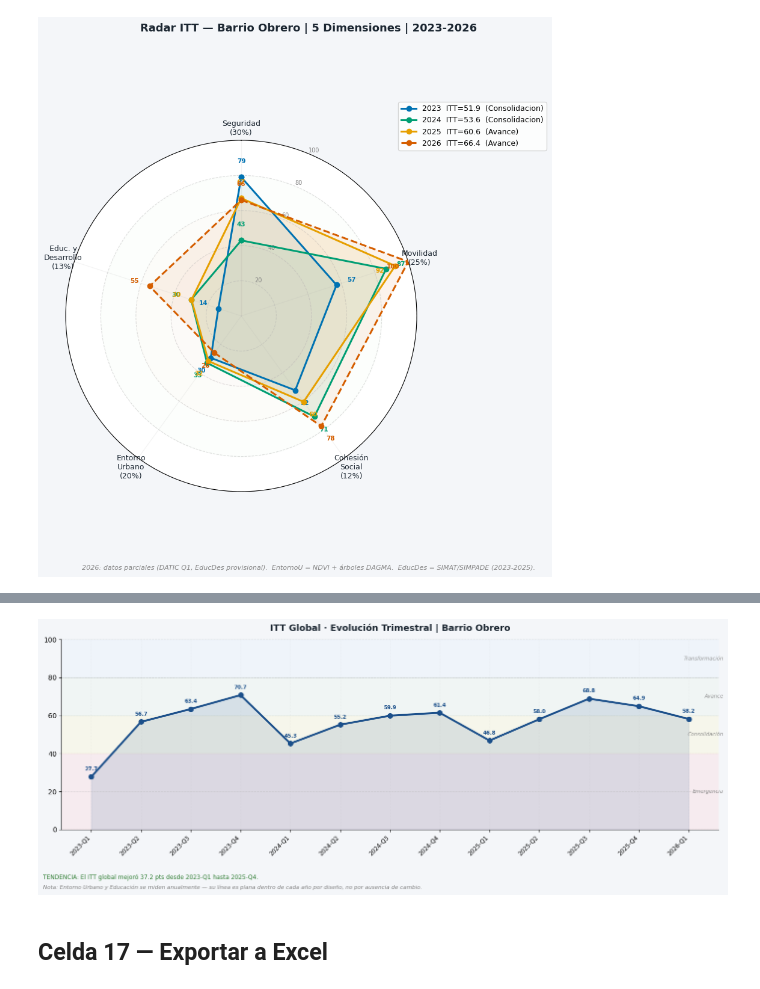
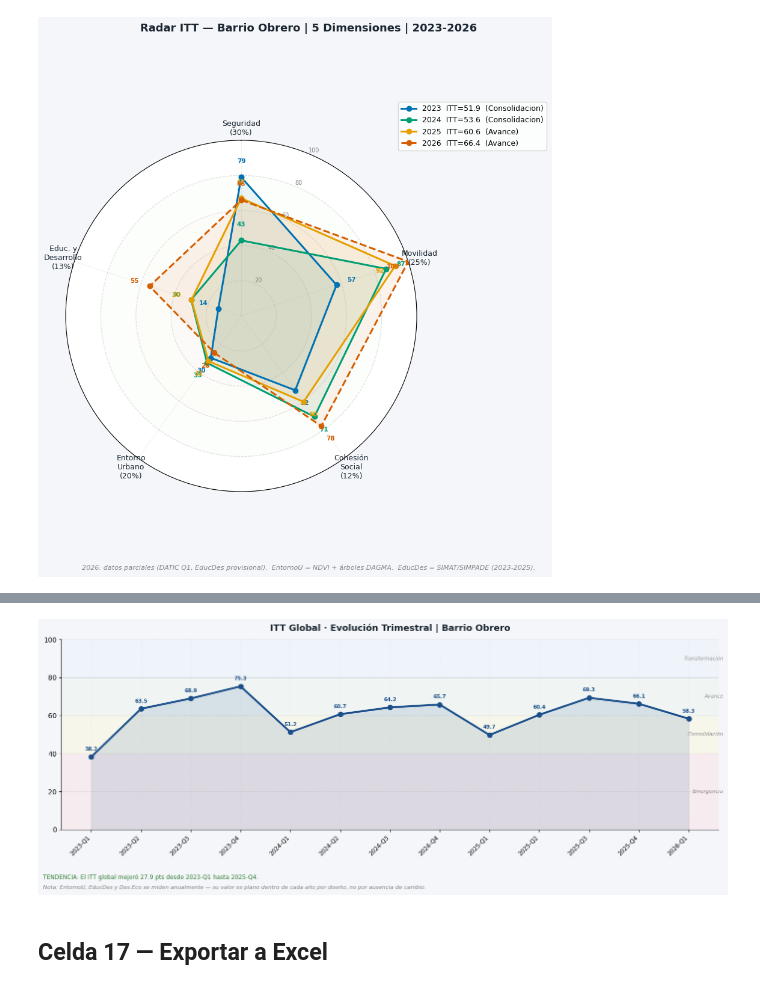
Before and after one commit to Pabandres85/Itt_repos_cali, a Jupyter notebook: notebooks/03_itt_barrio_obrero.ipynb, the cells around one changed output, grey strips where cells are left out. Drawn from its saved outputs; the diff is of its cells as text; code cells hidden in the pictures.

```diff
--- a/notebooks/03_itt_barrio_obrero.ipynb
+++ b/notebooks/03_itt_barrio_obrero.ipynb
@@ -333,10 +333,22 @@ def score_ref(valor, ref_min, ref_max, inverso):
     raw = np.clip((valor - ref_min) / (ref_max - ref_min) * 100, 0, 100)
     return 100 - raw if inverso else raw
 
-# ── Paso 1: score por indicador ──────────────────────────────────────────────
+# ── Paso 1: score por indicador (indicadores ya en base) ─────────────────────
 for ind, (rmin, rmax, inv, desc) in REFS.items():
     if ind in base.columns:
         base[f'score_{ind}'] = base[ind].apply(lambda v: score_ref(v, rmin, rmax, inv))
+
+# ── SPA: no está en base, se calcula desde comparendos ya cargados ────────────
+if 'score_spa' not in base.columns:
+    _df_spa = pd.DataFrame([f['properties'] for f in raw_comp['features']])
+    _df_spa = _df_spa[_df_spa['agrupado'] == 'SUSTANCIAS PSICOACTIVAS'].copy()
+    _df_spa['_fecha'] = pd.to_datetime(_df_spa['fecha_hech'], errors='coerce')
+    _df_spa['año']    = _df_spa['_fecha'].dt.year
+    _spa_anual = _df_spa.groupby('año').size().reindex(ANIOS, fill_value=0)
+    base['spa']       = _spa_anual.values
+    base['score_spa'] = base['spa'].apply(lambda v: score_ref(v, 0, 10, True))
+    print(f"SPA anual calculado: {dict(zip(ANIOS, base['spa'].values))}")
+
 
 # ── Paso 2: score por dimensión (promedio simple de sus indicadores) ──────────
 base['score_seguridad'] = (base['score_homicidios'] + base['score_hurtos']) / 2
@@ -2669,5 +2874,5 @@ Entorno Urbano y Educación son anuales → línea plana dentro de cada año por
 # %%
-# ── Evolución Trimestral ITT Global — Barrio Obrero ──────────────────────────
+# ── Evolución Trimestral ITT Global — Barrio Obrero (6 dimensiones) ───────────
 REFS_Q = {
     'homicidios':     (0,     1.25,  True),
     'hurtos':         (2.5,  15.0,   True),
@@ -2697,18 +2902,24 @@ for _, r in corr_trim.iterrows():
 
     sc_seg = np.mean(seg_vals) if seg_vals else np.nan
     sc_mov = np.mean(mov_vals) if mov_vals else np.nan
-    sc_coh = np.mean(coh_vals + [REF_VULNERABILIDAD]) if coh_vals else np.nan
 
+    # Cohesion: vif + rinas (trimestrales) + spa (anual desde base)
     brow   = base[base['año'] == anio]
+    sc_spa = float(brow['score_spa'].iloc[0]) if not brow.empty and 'score_spa' in brow.columns else np.nan
+    sc_coh = np.mean(coh_vals + ([sc_spa] if not pd.isna(sc_spa) else [])) if coh_vals else np.nan
+
+    # Dimensiones anuales (planas dentro del año)
     sc_ent = float(brow['score_entorno_u'].iloc[0]) if not brow.empty else np.nan
     sc_edu = float(brow['score_educ_des'].iloc[0])  if not brow.empty else np.nan
+    sc_de  = float(brow['score_des_eco'].iloc[0])   if not brow.empty else np.nan
 
     itt_q = (
         PESOS['Seguridad'] * (sc_seg if not pd.isna(sc_seg) else 0) +
         PESOS['Movilidad'] * (sc_mov if not pd.isna(sc_mov) else 0) +
         PESOS['EntornoU']  * (sc_ent if not pd.isna(sc_ent) else 0) +
         PESOS['EducDes']   * (sc_edu if not pd.isna(sc_edu) else 0) +
-        PESOS['Cohesion']  * (sc_coh if not pd.isna(sc_coh) else 0)
+        PESOS['Cohesion']  * (sc_coh if not pd.isna(sc_coh) else 0) +
+        PESOS['DesEco']    * (sc_de  if not pd.isna(sc_de)  else 0)
     )
     rows_q.append({'periodo': r['periodo'], 'año': anio, 'trimestre': trim, 'ITT': itt_q})
 
@@ -2722,7 +2933,6 @@ x_idx    = range(len(df_evol))
 n_per    = len(df_evol)
 itt_vals = df_evol['ITT'].values
 
-# Bandas de nivel (fondo)
 BANDAS = [
     (0,  40,  '#FFCDD2', 'Emergencia'),
     (40, 60,  '#FFF9C4', 'Consolidación'),
@@ -2731,56 +2941,51 @@ BANDAS = [
 ]
 for y0, y1, color, lbl in BANDAS:
     ax.axhspan(y0, y1, alpha=0.25, color=color, zorder=0)
-    # Etiqueta centrada dentro de cada banda
     ax.text(n_per - 0.3, (y0 + y1) / 2, lbl,
             fontsize=7.5, color='gray', ha='right', va='center',
             style='italic', alpha=0.85)
 
-# Líneas divisoras de nivel
 for y in [40, 60, 80]:
     ax.axhline(y, color='gray', linewidth=0.6, linestyle=':', alpha=0.5)
 
-# Línea ITT Global
 ax.plot(x_idx, itt_vals, '-o', linewidth=2.8, color='#1B4F8A',
         markersize=7, zorder=5)
 ax.fill_between(x_idx, 0, itt_vals, alpha=0.12, color='#1B4F8A')
 
-# Etiqueta en cada punto
 for xi, val in zip(x_idx, itt_vals):
     ax.annotate(f'{val:.1f}', xy=(xi, val), xytext=(0, 9),
                 textcoords='offset points', ha='center', fontsize=7.5,
                 color='#1B4F8A', fontweight='bold')
 
 ax.set_xticks(list(x_idx))
 ax.set_xticklabels(df_evol['periodo'].tolist(), rotation=45, ha='right', fontsize=8.5)
 ax.set_ylim(0, 100)
 ax.set_yticks([0, 20, 40, 60, 80, 100])
 ax.grid(axis='y', linestyle='--', alpha=0.35)
 ax.grid(axis='x', linestyle=':', alpha=0.15)
 ax.set_title('ITT Global · Evolución Trimestral | Barrio Obrero',
              fontsize=13, fontweight='bold', color='#1B2631', pad=12)
 
-# Tendencia
 val_ini = df_evol[df_evol['año'] == 2023].iloc[0]['ITT']
 row_ult = df_evol[(df_evol['año'] == 2025) & (df_evol['trimestre'] == 4)]
 val_fin = row_ult.iloc[0]['ITT'] if not row_ult.empty else itt_vals[-1]
 delta   = val_fin - val_ini
 dir_txt = 'mejoró' if delta > 0 else 'retrocedió'
 delta_c = '#2E7D32' if delta > 0 else '#C62828'
 
 fig.text(0.01, -0.06,
          f'TENDENCIA: El ITT global {dir_txt} {abs(delta):.1f} pts desde 2023-Q1 hasta 2025-Q4.',
          fontsize=8.5, color=delta_c, transform=fig.transFigure)
 fig.text(0.01, -0.10,
-         'Nota: Entorno Urbano y Educación se miden anualmente — '
-         'su línea es plana dentro de cada año por diseño, no por ausencia de cambio.',
+         'Nota: EntornoU, EducDes y Des.Eco se miden anualmente — '
+         'su valor es plano dentro de cada año por diseño, no por ausencia de cambio.',
          fontsize=8, color='gray', style='italic', transform=fig.transFigure)
 
 plt.tight_layout()
 plt.savefig('itt_obrero_evolucion_global.png', dpi=150, bbox_inches='tight', facecolor=BG)
 plt.show()
 # %% [output]
-[figure, old version]
+[figure, new version]
 # %% [markdown]
 ## Celda 17 — Exportar a Excel
 # %%
```
Also changed, not shown: parts of 30 cells of this notebook.
